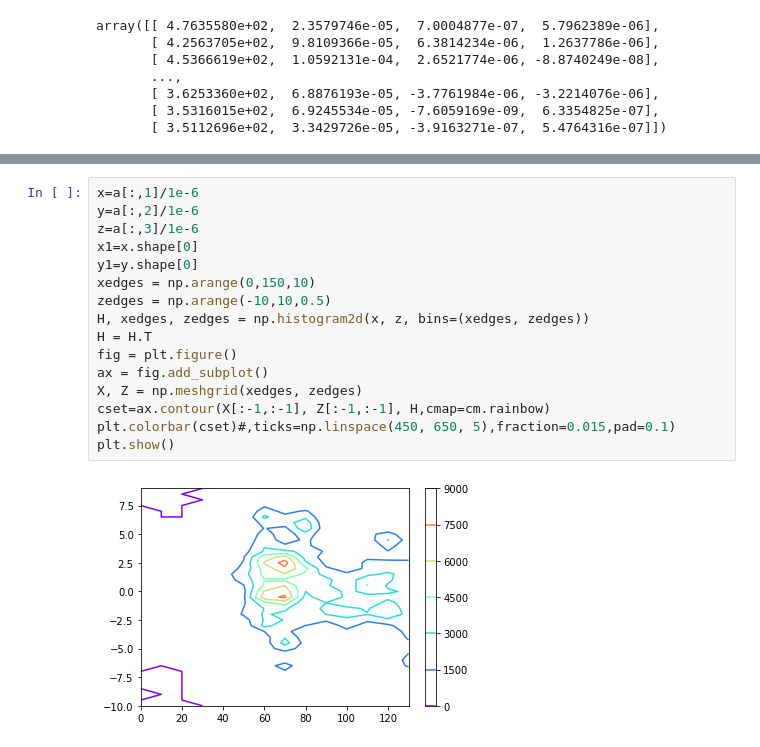
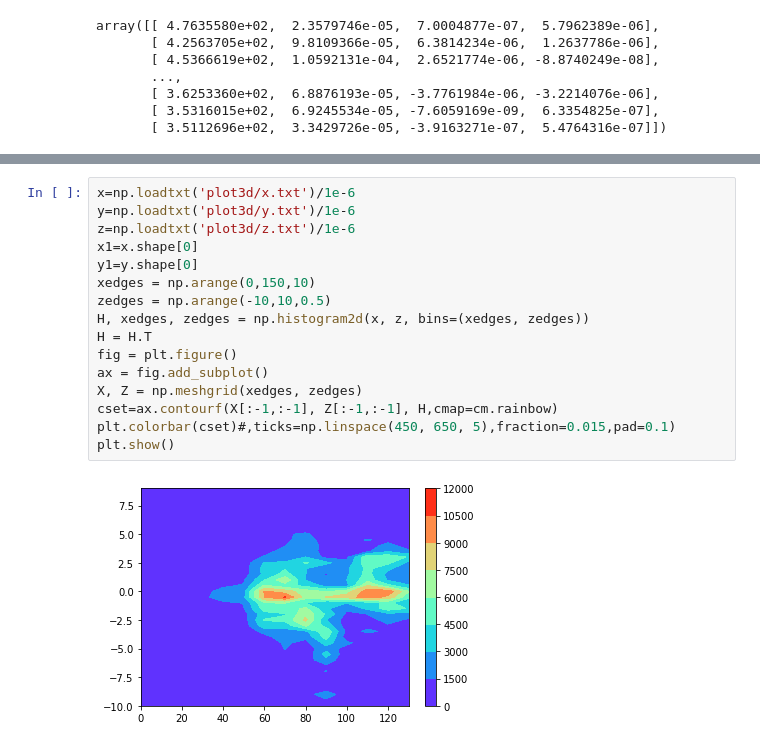
Before and after one commit to zhazhajust/notebook, a Jupyter notebook: plot3d.ipynb, the cells around one changed output, grey strips where cells are left out. Drawn from its saved outputs; the diff is of its cells as text.

```diff
--- a/plot3d.ipynb
+++ b/plot3d.ipynb
@@ -386,18 +616,18 @@ TypeError: Number of dimensions of x and y should match.
 # %%
-x=a[:,1]/1e-6
-y=a[:,2]/1e-6
-z=a[:,3]/1e-6
+x=np.loadtxt('plot3d/x.txt')/1e-6
+y=np.loadtxt('plot3d/y.txt')/1e-6
+z=np.loadtxt('plot3d/z.txt')/1e-6
 x1=x.shape[0]
 y1=y.shape[0]
 xedges = np.arange(0,150,10)
 zedges = np.arange(-10,10,0.5)
 H, xedges, zedges = np.histogram2d(x, z, bins=(xedges, zedges))
 H = H.T
 fig = plt.figure()
 ax = fig.add_subplot()
 X, Z = np.meshgrid(xedges, zedges)
-cset=ax.contour(X[:-1,:-1], Z[:-1,:-1], H,cmap=cm.rainbow)
+cset=ax.contourf(X[:-1,:-1], Z[:-1,:-1], H,cmap=cm.rainbow)
 plt.colorbar(cset)#,ticks=np.linspace(450, 650, 5),fraction=0.015,pad=0.1)
 plt.show()
 # %% [output]
-[figure, old version]
+[figure, new version]
```
Also changed, not shown: parts of 18 cells of this notebook, 25 other files.
